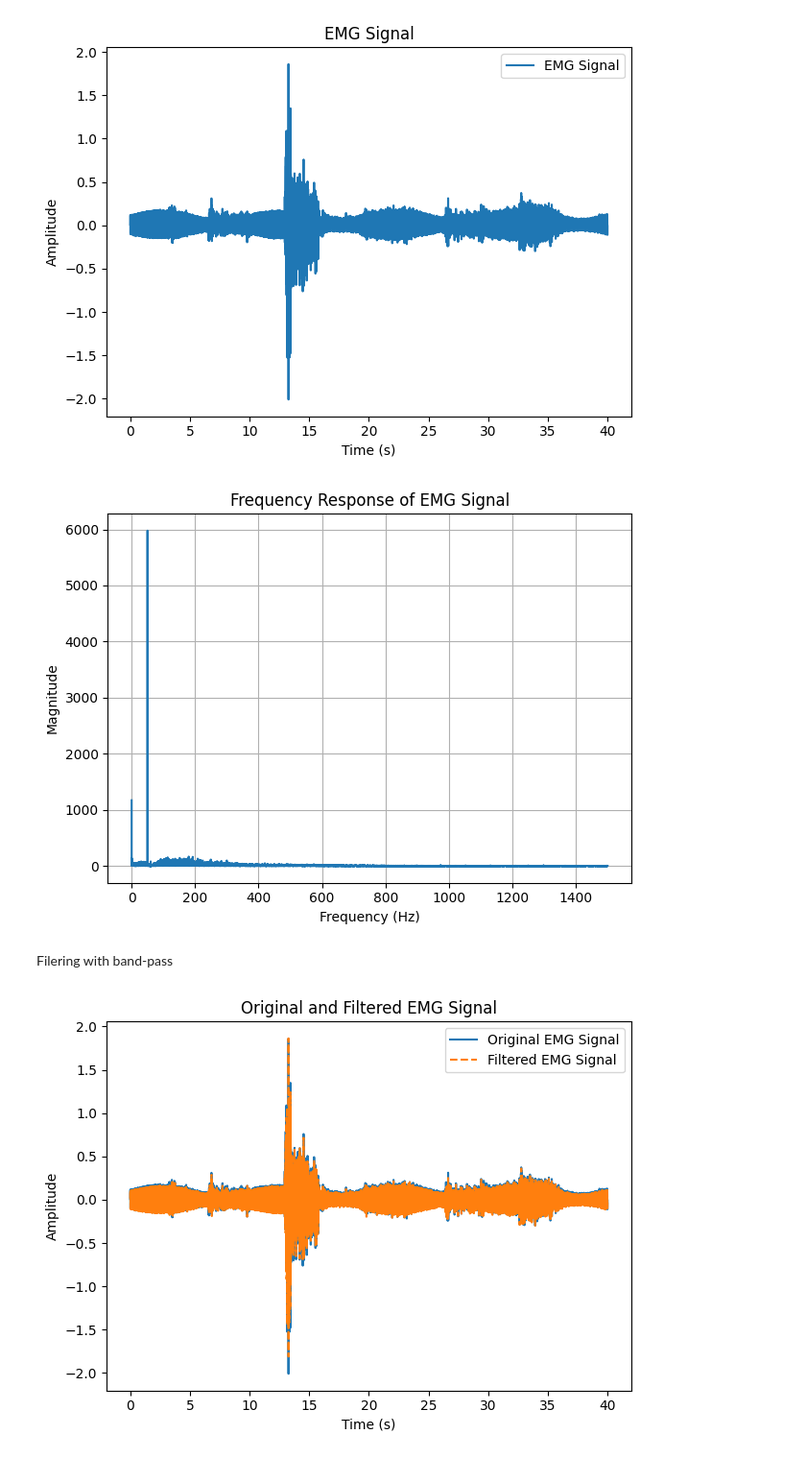
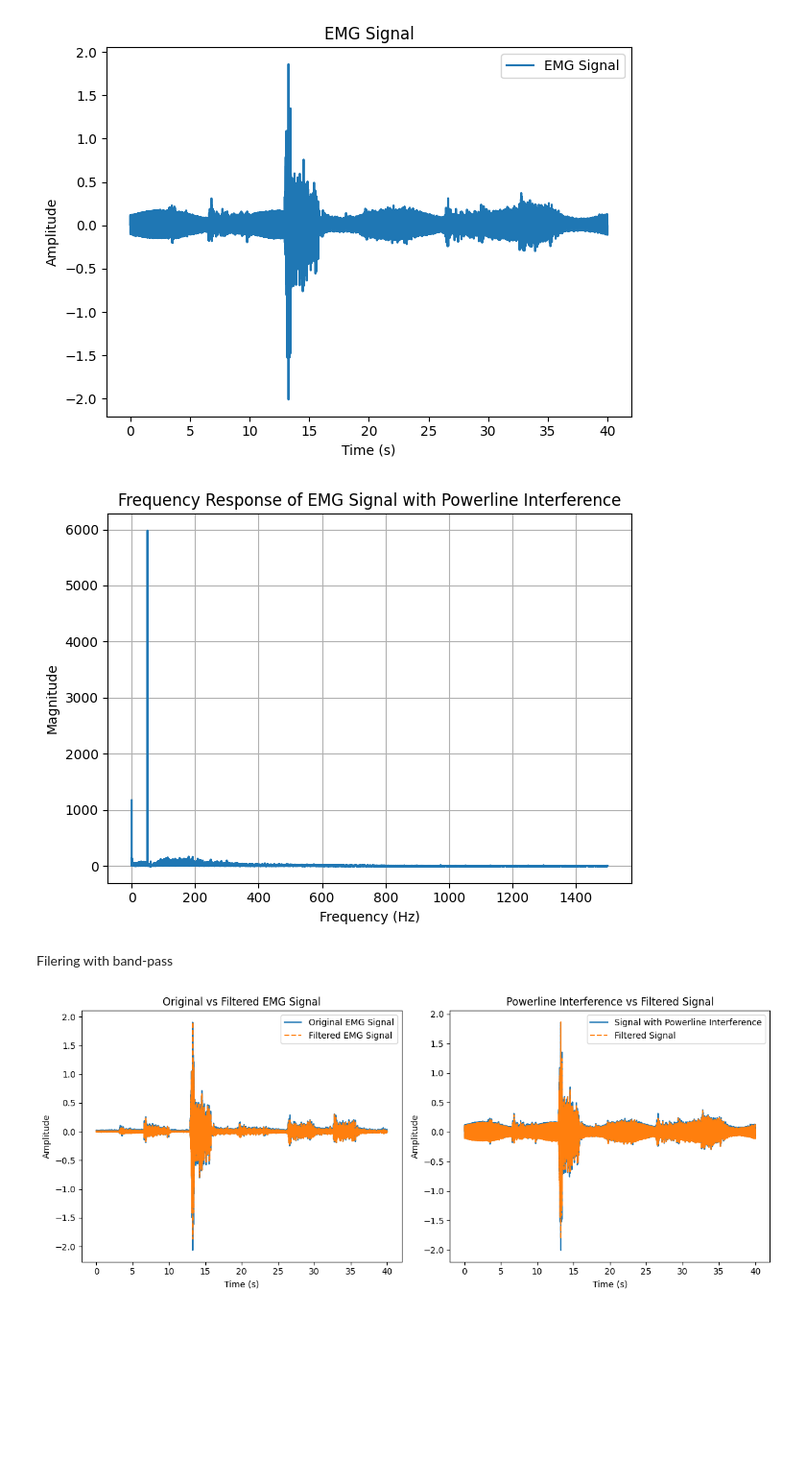
Before and after one commit to OlaffoJaszczur/CWT_magisterka, a Jupyter notebook: cwt_scale_surch.ipynb, the cells around one changed output. Shown: that part at 96% size. Saved outputs shown, nothing was run; the diff lists cells and outputs as text; code cells hidden in the pictures; blank space fills up the shorter version.

```diff
--- a/cwt_scale_surch.ipynb
+++ b/cwt_scale_surch.ipynb
@@ -41,7 +65,7 @@ variable_amplitude = amplitude * (1 + 0.5 * np.sin(2 * np.pi * 0.1 * df['Time (s
 # Generate powerline interference
 interference = variable_amplitude * np.sin(2 * np.pi * powerline_freq * df['Time (s)'])
 
-df['EMG Signal'] = df['EMG Signal'] + interference
+signal_with_powerline_interference = signal + interference
 # %% [markdown]
 ![image.png](attachment:image.png)
 # %% [markdown]
@@ -60,18 +84,15 @@ plt.show()
 # %% [output]
 [figure]
 # %%
-# Extract the signal
-signal = df['EMG Signal']
-
-# Compute the FFT
-n = len(signal)
-fft_signal = np.fft.fft(signal)
-fft_freq = np.fft.fftfreq(n, d=1/fs)
+# Compute the FFT of the signal with powerline interference
+n = len(signal_with_powerline_interference)
+fft_signal_with_interference = np.fft.fft(signal_with_powerline_interference)
+fft_freq_with_interference = np.fft.fftfreq(n, d=1/fs)
 
 # Plot the frequency response
 fig, ax = plt.subplots()
-ax.plot(fft_freq[:n//2], np.abs(fft_signal)[:n//2])
-ax.set_title("Frequency Response of EMG Signal")
+ax.plot(fft_freq_with_interference[:n//2], np.abs(fft_signal_with_interference)[:n//2])
+ax.set_title("Frequency Response of EMG Signal with Powerline Interference")
 ax.set_xlabel("Frequency (Hz)")
 ax.set_ylabel("Magnitude")
 ax.grid()
@@ -79,34 +100,46 @@ ax.grid()
 plt.tight_layout()
 plt.show()
 # %% [output]
-[figure, old version]
+[figure, new version]
 # %% [markdown]
 Filering with band-pass
 # %%
 # Design the bandpass filter
 lowcut = 20.0
 highcut = 500.0
 nyquist = 0.5 * fs
 low = lowcut / nyquist
 high = highcut / nyquist
 b, a = butter(4, [low, high], btype='band')
 
 # Apply the filter to the signal
 filtered_signal = filtfilt(b, a, signal)
+filtered_signal_with_powerline = filtfilt(b, a, signal_with_powerline_interference)
 
 # Plot the original and filtered signals
-fig, ax = plt.subplots()
-ax.plot(df['Time (s)'], signal, label='Original EMG Signal')
-ax.plot(df['Time (s)'], filtered_signal, label='Filtered EMG Signal', linestyle='--')
-ax.set_title("Original and Filtered EMG Signal")
-ax.set_xlabel("Time (s)")
-ax.set_ylabel("Amplitude")
-ax.legend()
+fig, axs = plt.subplots(1, 2, figsize=(12, 5))
+
+# Subplot 1: Original signal vs filtered signal
+axs[0].plot(df['Time (s)'], signal, label='Original EMG Signal')
+axs[0].plot(df['Time (s)'], filtered_signal, label='Filtered EMG Signal', linestyle='--')
+axs[0].set_title("Original vs Filtered EMG Signal")
+axs[0].set_xlabel("Time (s)")
+axs[0].set_ylabel("Amplitude")
+axs[0].legend()
+
+# Subplot 2: Signal with powerline interference vs filtered signal
+axs[1].plot(df['Time (s)'], signal_with_powerline_interference, label='Signal with Powerline Interference')
+axs[1].plot(df['Time (s)'], filtered_signal_with_powerline, label='Filtered Signal', linestyle='--')
+axs[1].set_title("Powerline Interference vs Filtered Signal")
+axs[1].set_xlabel("Time (s)")
+axs[1].set_ylabel("Amplitude")
+axs[1].legend()
 
 plt.tight_layout()
 plt.show()
 
 signal = filtered_signal
+signal_with_powerline_interference = filtered_signal_with_powerline
 # %% [output]
-[figure, old version]
+[figure, new version]
 # %%
```
Also changed, not shown: parts of 22 cells of this notebook.
